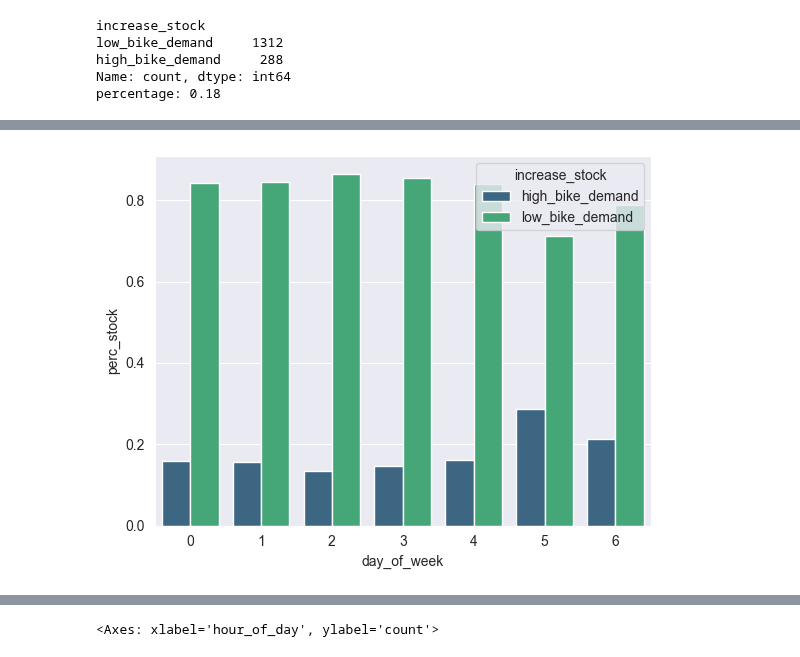
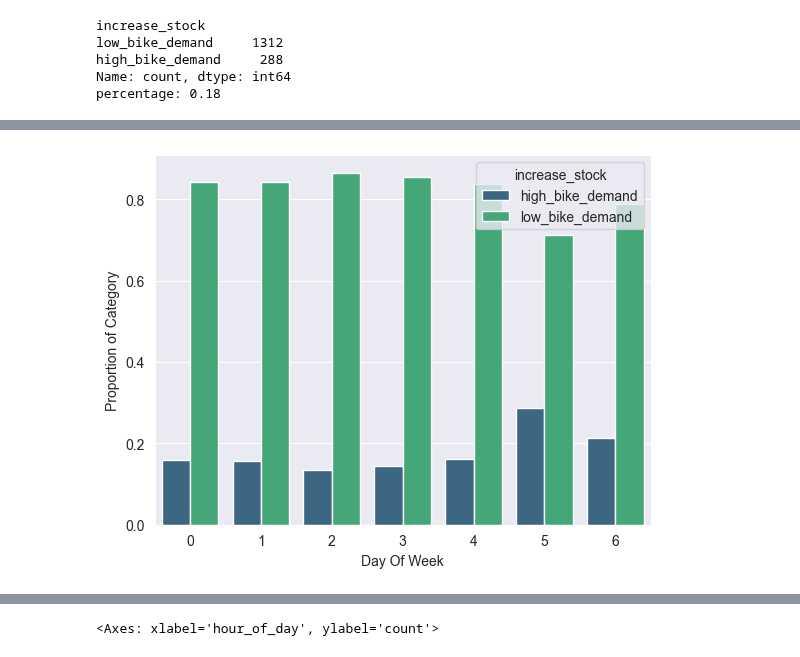
Before and after one commit to vaughankraska/BIKES_SML, a Jupyter notebook: notebooks/es_data_exporation.ipynb, the cells around one changed output, grey strips where cells are left out. Drawn from its saved outputs; the diff is of its cells as text; code cells hidden in the pictures.

```diff
--- a/notebooks/es_data_exporation.ipynb
+++ b/notebooks/es_data_exporation.ipynb
@@ -138,13 +139,16 @@ data.groupby(by=["hour_of_day","increase_stock"]).count()
 # %%
 # Percentage of high/low bike demand day of the week
 df_weekday = data_time.groupby(['day_of_week', "increase_stock"]).count().reset_index().drop(columns =["month"])
 df_help = data_time["day_of_week"].value_counts().reset_index()
 df_weekday = pd.merge(df_weekday,df_help,left_on= df_weekday["day_of_week"], right_on= df_help["day_of_week"], how = "inner").drop(columns =["day_of_week_y","key_0"])
 df_weekday = df_weekday.rename(columns={"hour_of_day": "count_stock","count":"count_weekday","day_of_week_x":"day_of_week"})
 df_weekday["perc_stock"] = df_weekday["count_stock"] / df_weekday["count_weekday"]
 _ = sns.barplot(data = df_weekday, x="day_of_week",y="perc_stock", hue = "increase_stock", palette='viridis')
+plt.ylabel('Proportion of Category')
+plt.xlabel('Day Of Week')
+# plt.savefig('../figures/bar_day_of_week.png', format='png',bbox_inches='tight')
 # %% [output]
-[figure, old version]
+[figure, new version]
 # %%
 # Percentage of high/low bike demand hour of the day
 df_hour = data_time.groupby(['hour_of_day', "increase_stock"]).count().reset_index().drop(columns =["month"])
```
Also changed, not shown: parts of 5 cells of this notebook.
